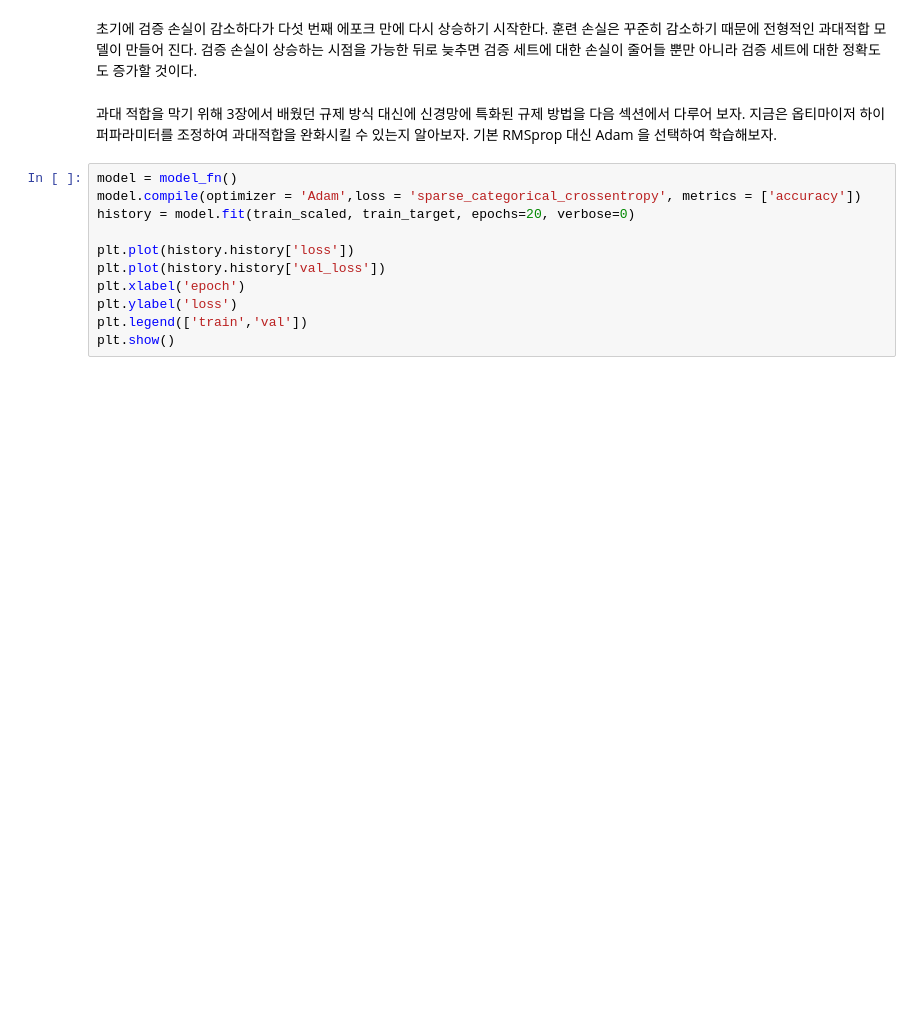
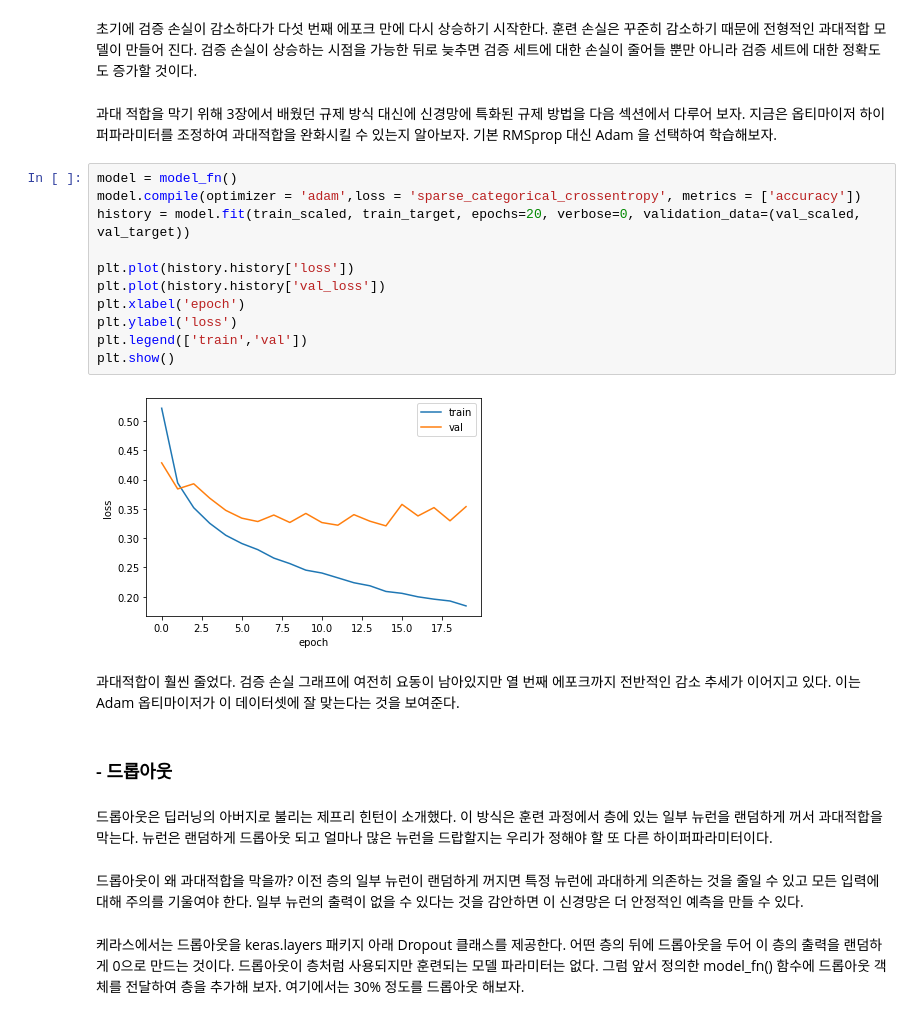
Before and after one commit to jaeyoon89/machinlearnig_deeplearning_study, a Jupyter notebook: mldl_ch7-3_neural_model_train.ipynb, the cells around one changed output. Cells and saved outputs as stored; diff of their text form; blank space fills up the shorter version.

Commit message:
mldl_ch7-3_neural_model_train

```diff
--- a/mldl_ch7-3_neural_model_train.ipynb
+++ b/mldl_ch7-3_neural_model_train.ipynb
@@ -141,12 +141,24 @@ plt.show()
 과대 적합을 막기 위해 3장에서 배웠던 규제 방식 대신에 신경망에 특화된 규제 방법을 다음 섹션에서 다루어 보자. 지금은 옵티마이저 하이퍼파라미터를 조정하여 과대적합을 완화시킬 수 있는지 알아보자. 기본 RMSprop 대신 Adam 을 선택하여 학습해보자.
 # %%
 model = model_fn()
-model.compile(optimizer = 'Adam',loss = 'sparse_categorical_crossentropy', metrics = ['accuracy'])
-history = model.fit(train_scaled, train_target, epochs=20, verbose=0)
+model.compile(optimizer = 'adam',loss = 'sparse_categorical_crossentropy', metrics = ['accuracy'])
+history = model.fit(train_scaled, train_target, epochs=20, verbose=0, validation_data=(val_scaled, val_target))
 
 plt.plot(history.history['loss'])
 plt.plot(history.history['val_loss'])
 plt.xlabel('epoch')
 plt.ylabel('loss')
 plt.legend(['train','val'])
 plt.show()
+# %% [output]
+[figure, added]
+# %% [markdown]
+과대적합이 훨씬 줄었다. 검증 손실 그래프에 여전히 요동이 남아있지만 열 번째 에포크까지 전반적인 감소 추세가 이어지고 있다. 이는 Adam 옵티마이저가 이 데이터셋에 잘 맞는다는 것을 보여준다.
+# %% [markdown]
+### - 드롭아웃
+# %% [markdown]
+드롭아웃은 딥러닝의 아버지로 불리는 제프리 힌턴이 소개했다. 이 방식은 훈련 과정에서 층에 있는 일부 뉴런을 랜덤하게 꺼서 과대적합을 막는다. 뉴런은 랜덤하게 드롭아웃 되고 얼마나 많은 뉴런을 드랍할지는 우리가 정해야 할 또 다른 하이퍼파라미터이다.
+# %% [markdown]
+드롭아웃이 왜 과대적합을 막을까? 이전 층의 일부 뉴런이 랜덤하게 꺼지면 특정 뉴런에 과대하게 의존하는 것을 줄일 수 있고 모든 입력에 대해 주의를 기울여야 한다. 일부 뉴런의 출력이 없을 수 있다는 것을 감안하면 이 신경망은 더 안정적인 예측을 만들 수 있다.
+# %% [markdown]
+케라스에서는 드롭아웃을 keras.layers 패키지 아래 Dropout 클래스를 제공한다. 어떤 층의 뒤에 드롭아웃을 두어 이 층의 출력을 랜덤하게 0으로 만드는 것이다. 드롭아웃이 층처럼 사용되지만 훈련되는 모델 파라미터는 없다. 그럼 앞서 정의한 model_fn() 함수에 드롭아웃 객체를 전달하여 층을 추가해 보자. 여기에서는 30% 정도를 드롭아웃 해보자.
```
Also changed, not shown: parts of 6 cells of this notebook.
